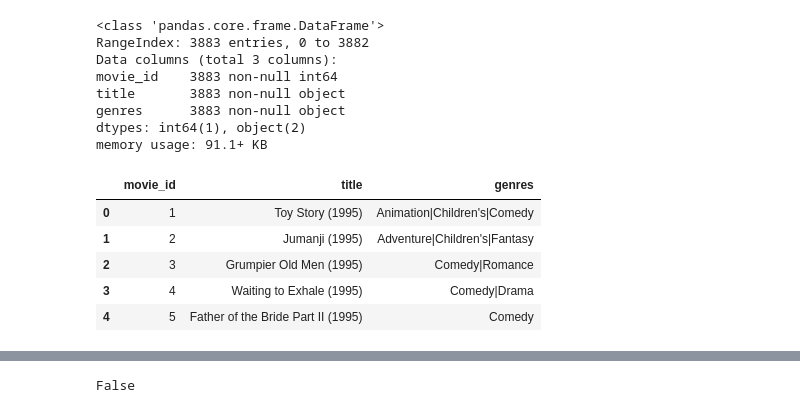
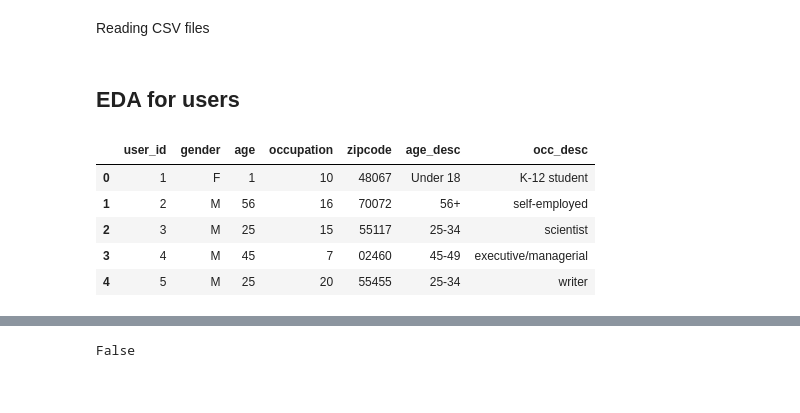
Before and after one commit to goelsarthak/Movies_Recommender_System, a Jupyter notebook: Final Project.ipynb, the cells around one changed output, grey strips where cells are left out. Drawn from its saved outputs; the diff is of its cells as text; code cells hidden in the pictures.

```diff
--- a/Final Project.ipynb
+++ b/Final Project.ipynb
@@ -15,9 +17,9 @@ from sklearn.model_selection import train_test_split, cross_val_score
 from sklearn.linear_model import LinearRegression, LogisticRegression, Ridge
 from sklearn.metrics import mean_squared_error,accuracy_score, r2_score, make_scorer,log_loss
 from sklearn.model_selection import KFold
+# %% [markdown]
+Reading CSV files
 # %%
-# Reading ratings file
-ratings = pd.read_csv('Dataset/ratings.csv', sep='\t', encoding='latin-1', usecols=['user_id','movie_id','rating','timestamp'])
-
-# Reading movies file
-movies = pd.read_csv('Dataset/movies.csv', sep='\t', encoding='latin-1', usecols=['movie_id','title','genres'])
+df_ratings = pd.read_csv('Dataset/ratings.csv', sep='\t', encoding='latin-1', usecols=['user_id','movie_id','rating','timestamp'])
+df_movies = pd.read_csv('Dataset/movies.csv', sep='\t', encoding='latin-1', usecols=['movie_id','title','genres'])
+df_users = pd.read_csv('Dataset/users.csv', sep='\t', encoding='latin-1',  usecols=['user_id','gender','age','occupation','zipcode','age_desc','occ_desc'])
@@ -27,20 +26,11 @@ df_ratings = ratings
-# %%
-movies.info()
-# %% [output]
-<class 'pandas.core.frame.DataFrame'>
-RangeIndex: 3883 entries, 0 to 3882
-Data columns (total 3 columns):
-movie_id    3883 non-null int64
-title       3883 non-null object
-genres      3883 non-null object
-dtypes: int64(1), object(2)
-memory usage: 91.1+ KB
+# %% [markdown]
+##  EDA for users
 # %%
-movies.head()
+df_users.head()
 # %% [output]
-|  | movie_id | title | genres |
-| 0 | 1 | Toy Story (1995) | Animation|Children's|Comedy |
-| 1 | 2 | Jumanji (1995) | Adventure|Children's|Fantasy |
-| 2 | 3 | Grumpier Old Men (1995) | Comedy|Romance |
-| 3 | 4 | Waiting to Exhale (1995) | Comedy|Drama |
-| 4 | 5 | Father of the Bride Part II (1995) | Comedy |
+|  | user_id | gender | age | occupation | zipcode | age_desc | occ_desc |
+| 0 | 1 | F | 1 | 10 | 48067 | Under 18 | K-12 student |
+| 1 | 2 | M | 56 | 16 | 70072 | 56+ | self-employed |
+| 2 | 3 | M | 25 | 15 | 55117 | 25-34 | scientist |
+| 3 | 4 | M | 45 | 7 | 02460 | 45-49 | executive/managerial |
+| 4 | 5 | M | 25 | 20 | 55455 | 25-34 | writer |
```
Also changed, not shown: parts of 129 cells of this notebook.
